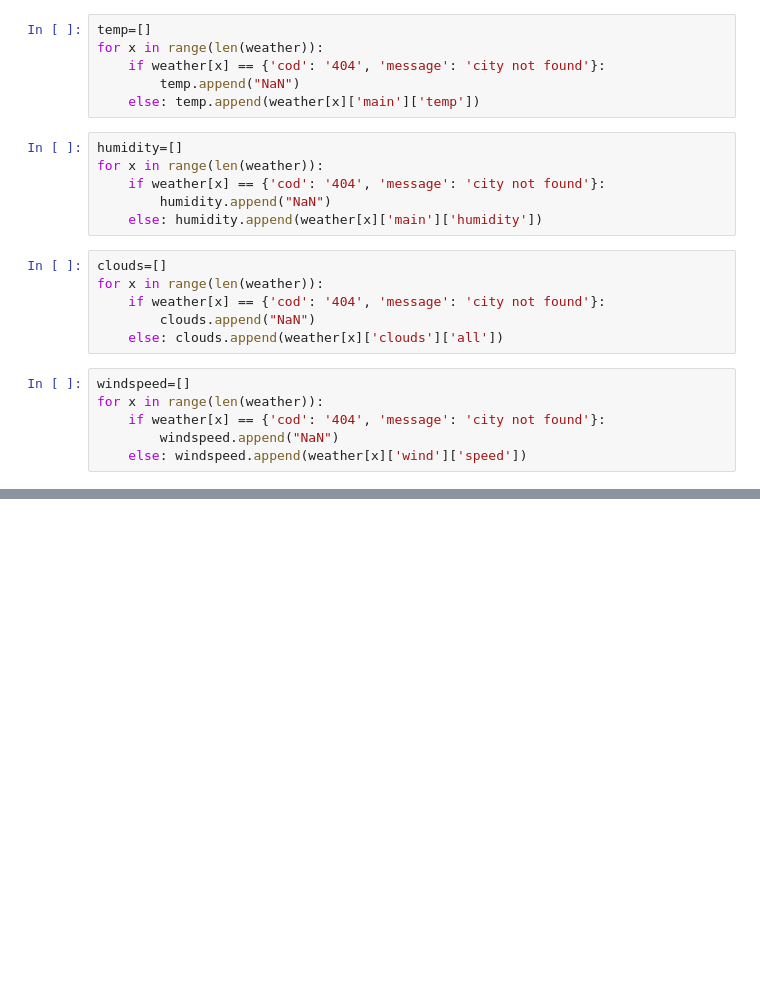
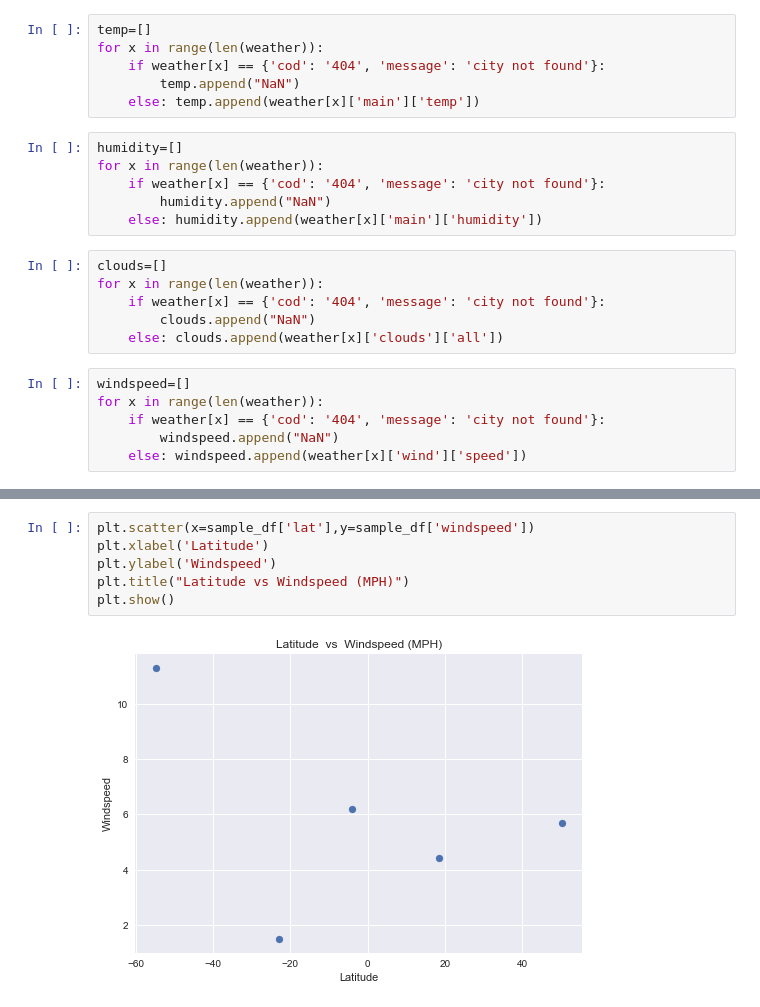
Before and after one commit to lukepharr/dataHW, a Jupyter notebook: HW6/WeatherPy.ipynb, the cells around one changed output, grey strips where cells are left out. Drawn from its saved outputs; the diff is of its cells as text; blank space fills up the shorter version.

```diff
--- a/HW6/WeatherPy.ipynb
+++ b/HW6/WeatherPy.ipynb
@@ -61,0 +113,8 @@ pd.DataFrame({'city':cities,'country':cc,'temp':temp,'humidity':humidity,'clouds
+# %%
+plt.scatter(x=sample_df['lat'],y=sample_df['windspeed'])
+plt.xlabel('Latitude')
+plt.ylabel('Windspeed')
+plt.title("Latitude vs Windspeed (MPH)")
+plt.show()
+# %% [output]
+[figure, added]
```
Also changed, not shown: parts of 8 cells of this notebook.
